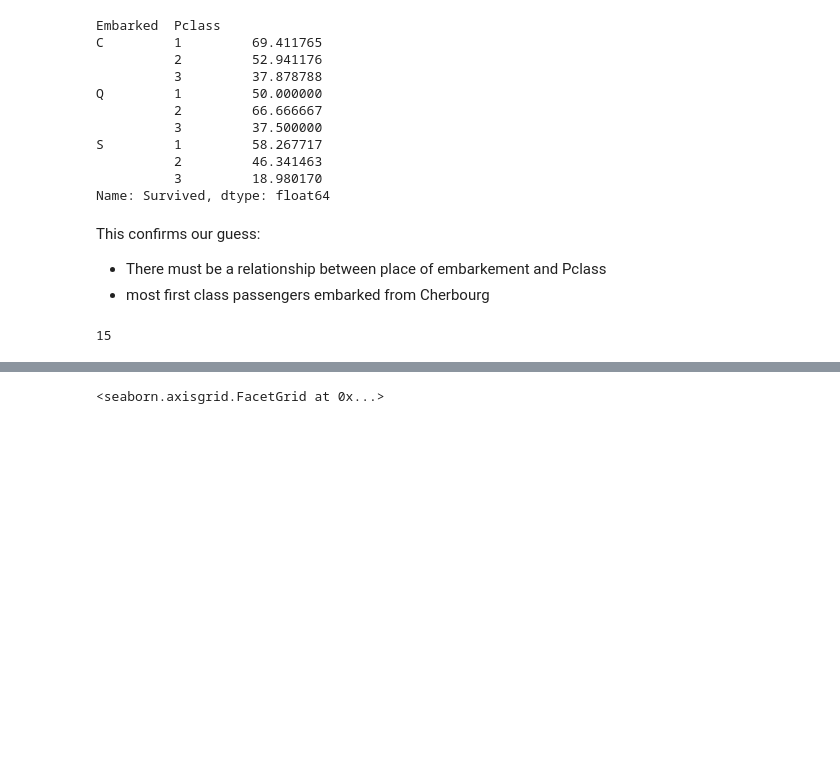
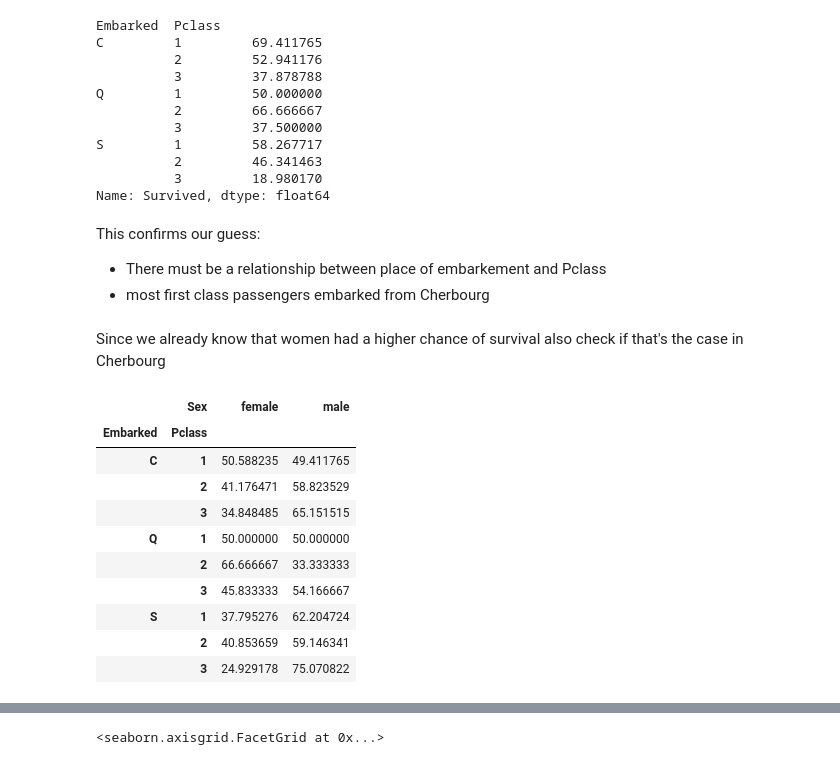
Before and after one commit to farahyakoubi-vives/ML_Assignment, a Jupyter notebook: Farah_Yakoubi.ipynb, the cells around one changed output, grey strips where cells are left out. Drawn from its saved outputs; the diff is of its cells as text; code cells hidden in the pictures; blank space fills up the shorter version.

```diff
--- a/Farah_Yakoubi.ipynb
+++ b/Farah_Yakoubi.ipynb
@@ -311,9 +311,23 @@ Name: Survived, dtype: float64
 This confirms our guess:
 - There must be a relationship between place of embarkement and Pclass
 - most first class passengers embarked from Cherbourg
-# %%
-#Look if age had an impact on the survival rates.
-bins = int((df_train['Age'].max() - df_train['Age'].min()) / 5)
-print(round(bins, 3))
-# %% [output]
-15
+# %% [markdown]
+Since we already know that women had a higher chance of survival also check if that's the case in Cherbourg
+# %%
+pd.crosstab(
+    [df_train['Embarked'], df_train['Pclass']],
+    df_train['Sex'],
+    normalize='index'
+) * 100
+# %% [output]
+|  | Sex | female | male |
+| Embarked | Pclass |  |  |
+| C | 1 | 50.588235 | 49.411765 |
+|  | 2 | 41.176471 | 58.823529 |
+|  | 3 | 34.848485 | 65.151515 |
+| Q | 1 | 50.000000 | 50.000000 |
+|  | 2 | 66.666667 | 33.333333 |
+|  | 3 | 45.833333 | 54.166667 |
+| S | 1 | 37.795276 | 62.204724 |
+|  | 2 | 40.853659 | 59.146341 |
+|  | 3 | 24.929178 | 75.070822 |
```
Also changed, not shown: parts of 15 cells of this notebook.
